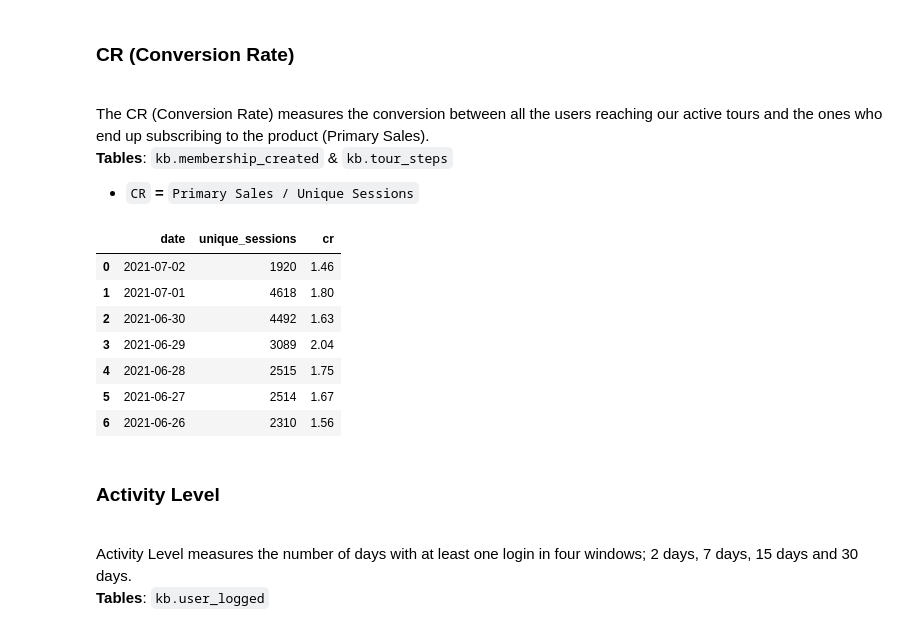
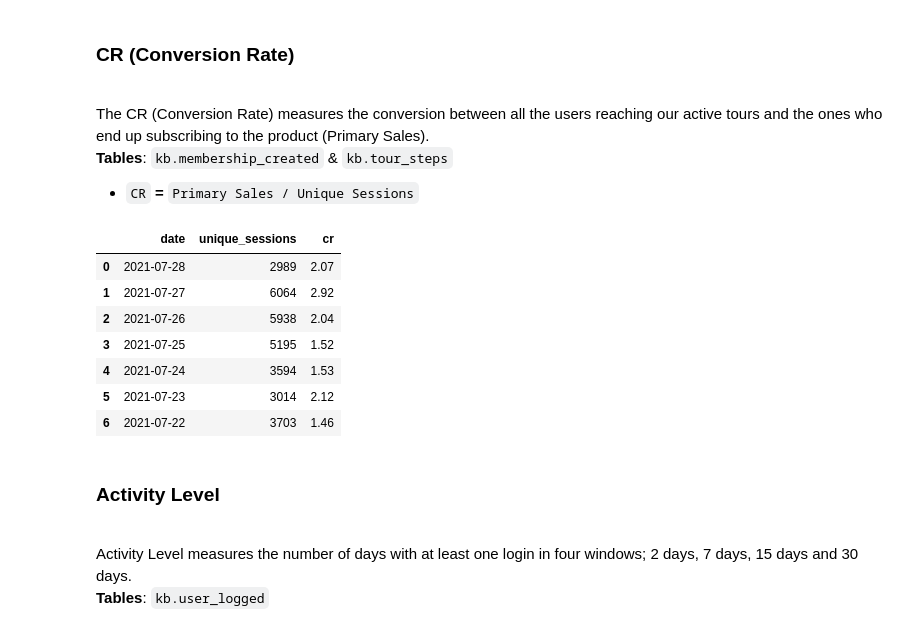
Before and after one commit to danielsflamaric/data-sccience-cookiecutter, a Jupyter notebook: cookiecutter/notebooks/01_dsf_eative_metrics_QA.ipynb, the cells around one changed output. Saved outputs shown, nothing was run; the diff lists cells and outputs as text; code cells hidden in the pictures.

```diff
--- a/cookiecutter/notebooks/01_dsf_eative_metrics_QA.ipynb
+++ b/cookiecutter/notebooks/01_dsf_eative_metrics_QA.ipynb
@@ -70,7 +69,7 @@ ModuleNotFoundError: No module named 'utils'
 # %%
 db_config = yaml.safe_load(open(os.path.expanduser('~/.dbconfig/db_config_parameters.yml'), 'r'))
 # %%
-START_DATE = '2021-01-01'
+params = {'start_date': '2021-01-01'}
 # %% [markdown]
 <h2 id="acquisition">Acquisition</h2>
 <h3 id="primary_sales">Primary Sales</h3>
@@ -83,12 +82,10 @@ Primary sales are subscriptions to 1,2,3,6 or 12 months plans.
 
 - <code>product_id</code> <b>=</b> <code>1</code>
 # %%
-query = get_sql_query(os.path.join(os.getcwd(),'data/sql/primary_sales_query.sql')) % params['start_date']
-
+query = get_sql_query(os.path.join(os.getcwd(), '../data/queries/primary_sales_query.sql')) % params['start_date']
 df_primary_sales = read_rd_query(query, **db_config['redshift_config'])
 
-# Convert to a data frame and sort by date DESC
-df_primary_sales = df_primary_sales.sort_values(by='date', ascending=False)
+df_primary_sales.sort_values(by='date', ascending=False, inplace=True)
 
 # Show last 7 days Primary Sales
 df_primary_sales.head(7)
@@ -110,0 +101,3 @@ df_primary_sales.tail(10)
+# %%
+_ = df_primary_sales.set_index('date')
+_.plot()
@@ -464,10 +324,8 @@ ORDER BY
 # %%
-# Read query
-unique_sessions = read_rd_query(unique_sessions_query, **db_config['redshift_config'])
-unique_sessions = unique_sessions.copy(deep=True)
+query = get_sql_query(os.path.join(os.getcwd(), '../data/queries/unique_sessions_query.sql')) % params['start_date']
+df_unique_sessions = read_rd_query(query, **db_config['redshift_config'])
 
-# Convert to a data frame and sort by date DESC
-df_unique_sessions = pd.DataFrame(unique_sessions).sort_values(by='date', ascending=False)
+df_unique_sessions.sort_values(by='date', ascending=False, inplace=True)
 
 # Show last 7 days AdSpent
 df_unique_sessions.head(7)
@@ -492,21 +350,20 @@ The CR (Conversion Rate) measures the conversion between all the users reaching
 - <code>CR</code> <b>=</b> <code>Primary Sales / Unique Sessions</code>
 # %%
 # CR calculation using both df_primary_sales and df_unique_sessions
-df_cr = df_unique_sessions
-cr = round(((df_primary_sales['primary_sales']/df_unique_sessions['unique_sessions'])*100),2)
-df_unique_sessions['cr'] = cr
+df_cr = round(((df_primary_sales['primary_sales']/df_unique_sessions['unique_sessions'])*100),2)
+df_unique_sessions['cr'] = df_cr
 
 # Show last 7 days CPA
-df_cr.head(7)
+df_unique_sessions.head(7)
 # %% [output]
 |  | date | unique_sessions | cr |
-| 0 | 2021-07-02 | 1920 | 1.46 |
-| 1 | 2021-07-01 | 4618 | 1.80 |
-| 2 | 2021-06-30 | 4492 | 1.63 |
-| 3 | 2021-06-29 | 3089 | 2.04 |
-| 4 | 2021-06-28 | 2515 | 1.75 |
-| 5 | 2021-06-27 | 2514 | 1.67 |
-| 6 | 2021-06-26 | 2310 | 1.56 |
+| 0 | 2021-07-28 | 2989 | 2.07 |
+| 1 | 2021-07-27 | 6064 | 2.92 |
+| 2 | 2021-07-26 | 5938 | 2.04 |
+| 3 | 2021-07-25 | 5195 | 1.52 |
+| 4 | 2021-07-24 | 3594 | 1.53 |
+| 5 | 2021-07-23 | 3014 | 2.12 |
+| 6 | 2021-07-22 | 3703 | 1.46 |
 # %% [markdown]
 <h3 id="al">Activity Level</h3>
 <br>
```
Also changed, not shown: parts of 31 cells of this notebook, 14 other files.
